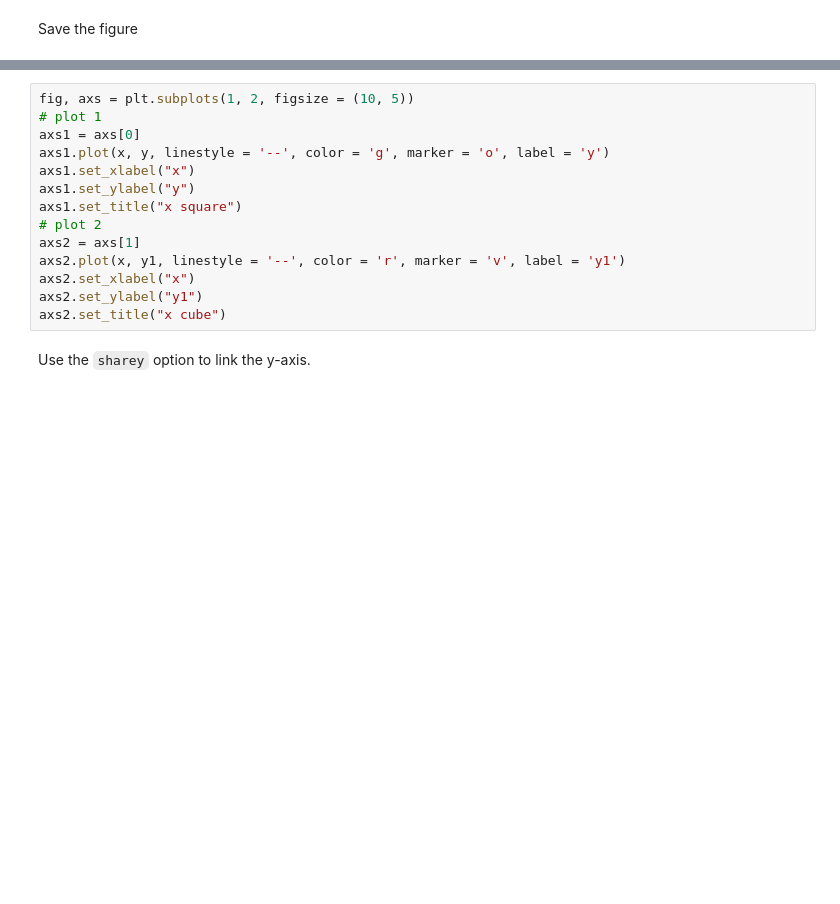
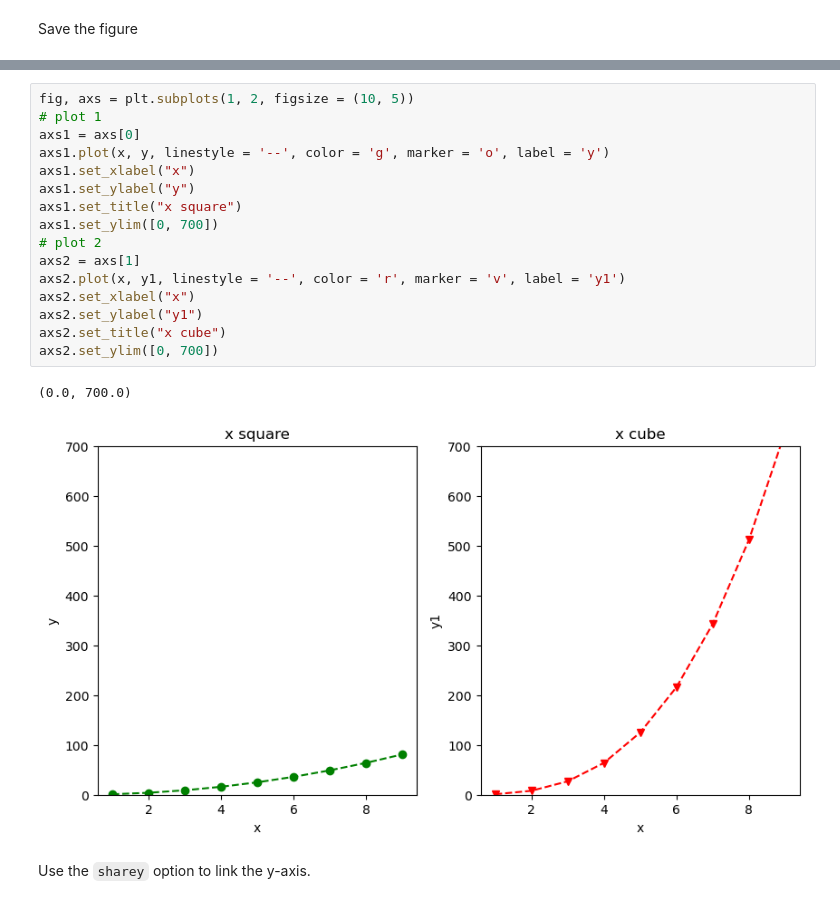
Before and after one commit to STAT2255/2024, a Jupyter notebook: notes/note11_Visualization.ipynb, the cells around one changed output, grey strips where cells are left out. Saved outputs shown, nothing was run; the diff lists cells and outputs as text; blank space fills up the shorter version.

```diff
--- a/notes/note11_Visualization.ipynb
+++ b/notes/note11_Visualization.ipynb
@@ -148,17 +188,22 @@ fig
 # %%
 fig, axs = plt.subplots(1, 2, figsize = (10, 5))
 # plot 1
 axs1 = axs[0]
 axs1.plot(x, y, linestyle = '--', color = 'g', marker = 'o', label = 'y')
 axs1.set_xlabel("x")
 axs1.set_ylabel("y")
 axs1.set_title("x square")
+axs1.set_ylim([0, 700])
 # plot 2
 axs2 = axs[1]
 axs2.plot(x, y1, linestyle = '--', color = 'r', marker = 'v', label = 'y1')
 axs2.set_xlabel("x")
 axs2.set_ylabel("y1")
 axs2.set_title("x cube")
+axs2.set_ylim([0, 700])
+# %% [output]
+(0.0, 700.0)
+[figure, added]
 # %% [markdown]
 Use the `sharey` option to link the y-axis.
 # %%
```
Also changed, not shown: parts of 26 cells of this notebook.
